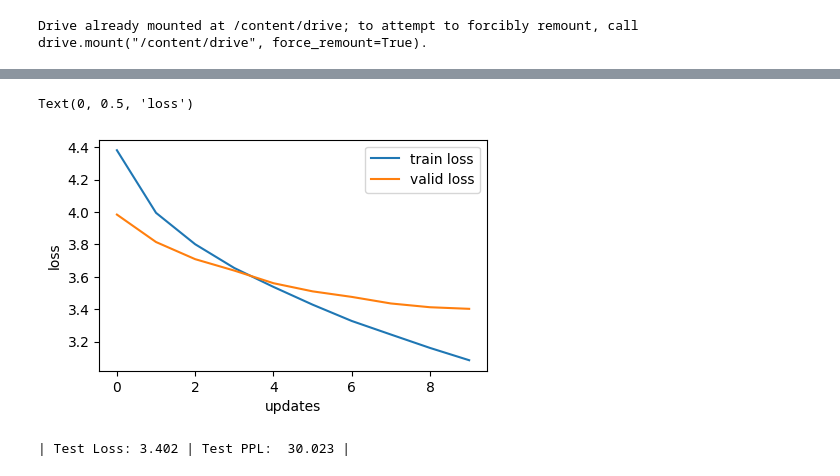
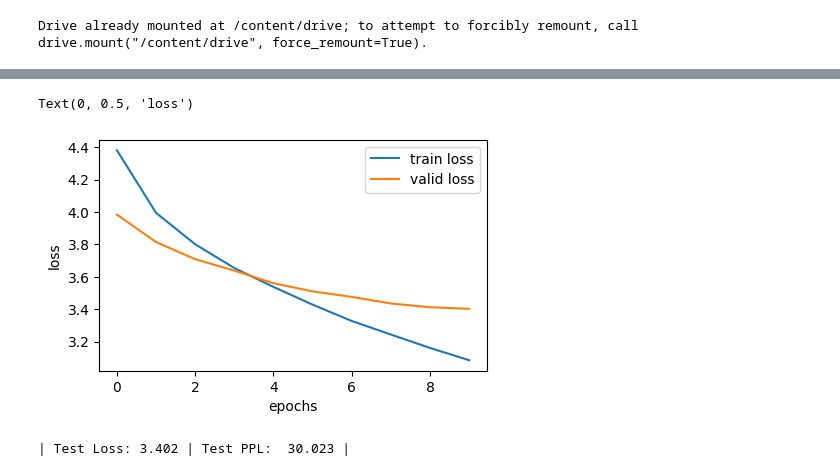
Before and after one commit to Vibolrottanaseng/NLP-Assignment-2026, a Jupyter notebook: A3_Make_Your_Own_Machine_Translation_Language/MT _Transformer_General_Attention.ipynb, the cells around one changed output, grey strips where cells are left out. Drawn from its saved outputs; the diff is of its cells as text; code cells hidden in the pictures.

```diff
--- a/A3_Make_Your_Own_Machine_Translation_Language/MT _Transformer_General_Attention.ipynb
+++ b/A3_Make_Your_Own_Machine_Translation_Language/MT _Transformer_General_Attention.ipynb
@@ -891,15 +891,15 @@ Epoch: 10 | Time: 1m 19s
 # %%
 import matplotlib.pyplot as plt
 fig = plt.figure(figsize=(5, 3))
 ax = fig.add_subplot(1, 1, 1)
 ax.plot(train_losses, label = 'train loss')
 ax.plot(valid_losses, label = 'valid loss')
 plt.legend()
-ax.set_xlabel('updates')
+ax.set_xlabel('epochs')
 ax.set_ylabel('loss')
 # %% [output]
 Text(0, 0.5, 'loss')
-[figure, old version]
+[figure, new version]
 # %%
 model.load_state_dict(torch.load(save_path))
 test_loss = evaluate(model, test_loader, criterion, test_loader_length)
```
Also changed, not shown: 5 other files.
